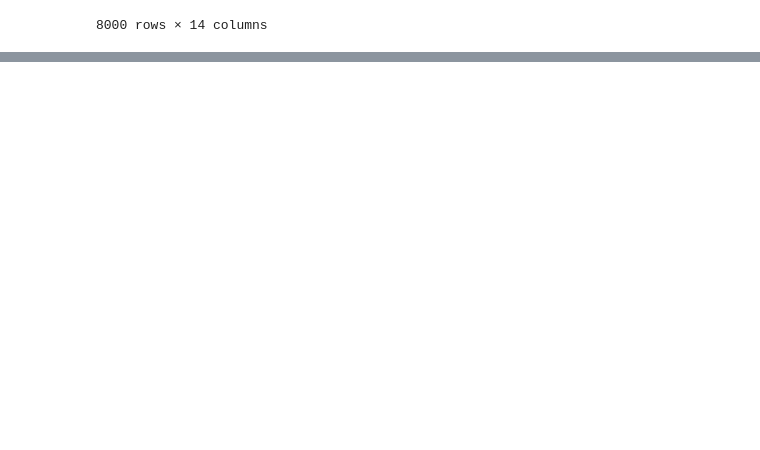
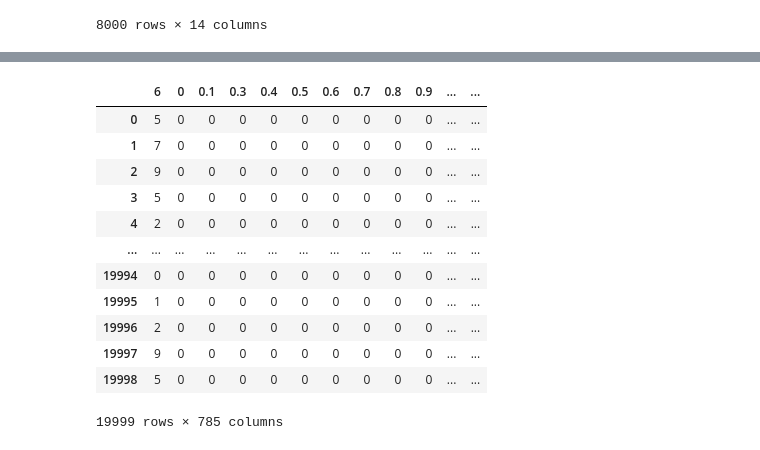
Before and after one commit to Ralein/AI-ML, a Jupyter notebook: Pandas.ipynb, the cells around one changed output, grey strips where cells are left out. Drawn from its saved outputs; the diff is of its cells as text; code cells hidden in the pictures; blank space fills up the shorter version.

```diff
--- a/Pandas.ipynb
+++ b/Pandas.ipynb
@@ -78,0 +278,21 @@ display(data)
+# %%
+#remove columns
+
+#df_name.drop([" "],axis=column/rows)
+#axis - 0 ->rows(default)
+#axix - 1 -> column
+mnist.drop(["0.2"], axis=1)
+# %% [output]
+|  | 6 | 0 | 0.1 | 0.3 | 0.4 | 0.5 | 0.6 | 0.7 | 0.8 | 0.9 | ... | ... |
+| 0 | 5 | 0 | 0 | 0 | 0 | 0 | 0 | 0 | 0 | 0 | ... | ... |
+| 1 | 7 | 0 | 0 | 0 | 0 | 0 | 0 | 0 | 0 | 0 | ... | ... |
+| 2 | 9 | 0 | 0 | 0 | 0 | 0 | 0 | 0 | 0 | 0 | ... | ... |
+| 3 | 5 | 0 | 0 | 0 | 0 | 0 | 0 | 0 | 0 | 0 | ... | ... |
+| 4 | 2 | 0 | 0 | 0 | 0 | 0 | 0 | 0 | 0 | 0 | ... | ... |
+| ... | ... | ... | ... | ... | ... | ... | ... | ... | ... | ... | ... | ... |
+| 19994 | 0 | 0 | 0 | 0 | 0 | 0 | 0 | 0 | 0 | 0 | ... | ... |
+| 19995 | 1 | 0 | 0 | 0 | 0 | 0 | 0 | 0 | 0 | 0 | ... | ... |
+| 19996 | 2 | 0 | 0 | 0 | 0 | 0 | 0 | 0 | 0 | 0 | ... | ... |
+| 19997 | 9 | 0 | 0 | 0 | 0 | 0 | 0 | 0 | 0 | 0 | ... | ... |
+| 19998 | 5 | 0 | 0 | 0 | 0 | 0 | 0 | 0 | 0 | 0 | ... | ... |
+19999 rows × 785 columns
```
Also changed, not shown: parts of 16 cells of this notebook.
